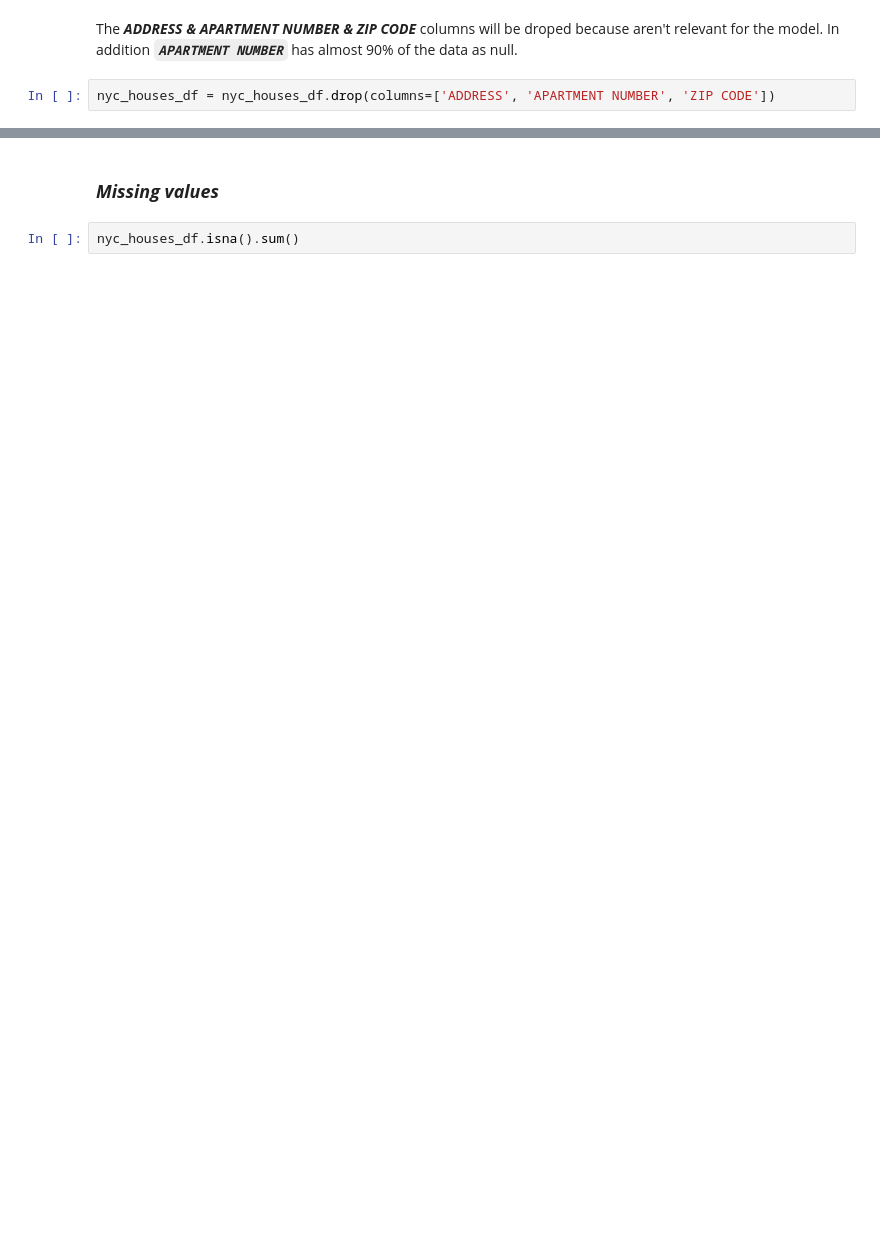
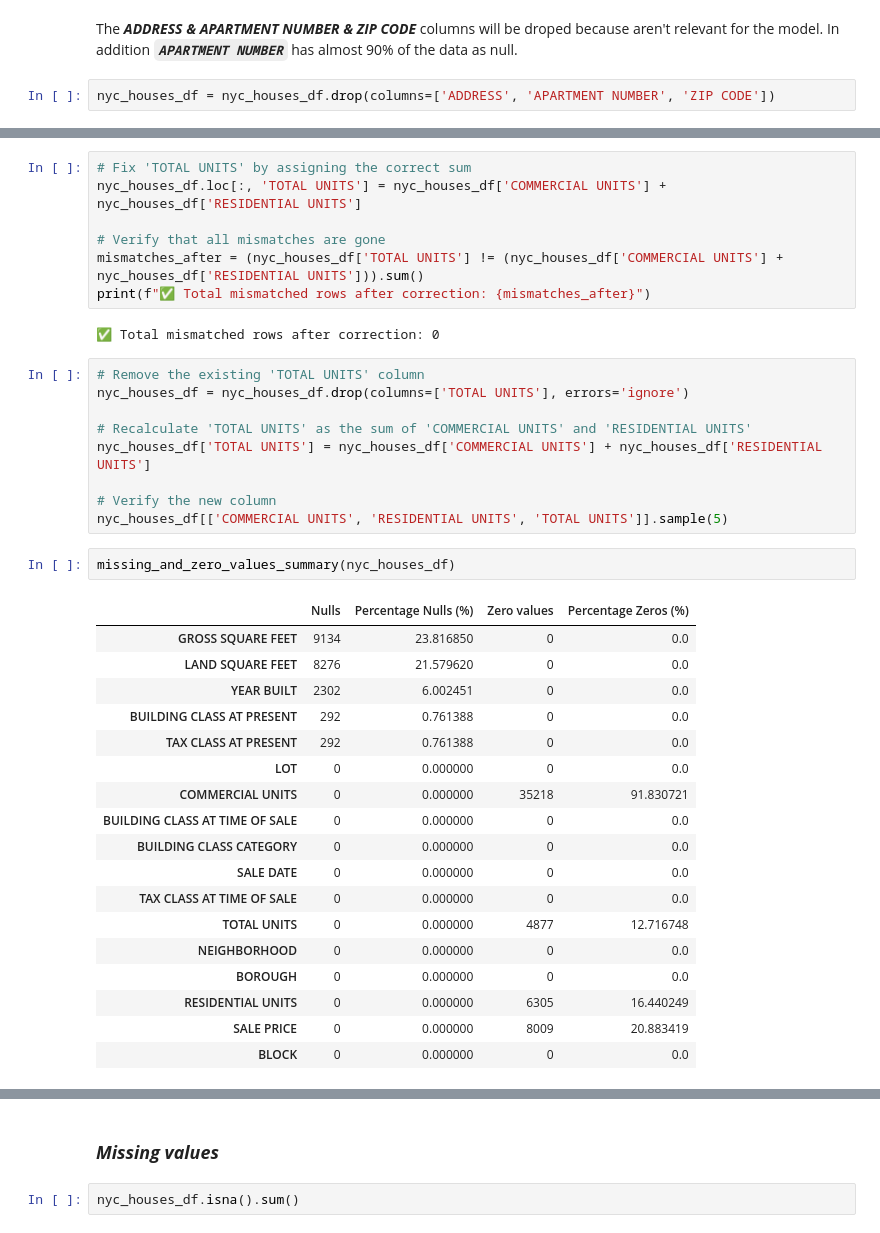
Before and after one commit to alejolondonm/NYC-houses, a Jupyter notebook: DataPreparation/4-feature-engineering.ipynb, the cells around one changed output, grey strips where cells are left out. Cells and saved outputs as stored; diff of their text form; blank space fills up the shorter version.

```diff
--- a/DataPreparation/4-feature-engineering.ipynb
+++ b/DataPreparation/4-feature-engineering.ipynb
@@ -229,0 +258,39 @@ len(nyc_houses_df)
+# %%
+# Fix 'TOTAL UNITS' by assigning the correct sum
+nyc_houses_df.loc[:, 'TOTAL UNITS'] = nyc_houses_df['COMMERCIAL UNITS'] + nyc_houses_df['RESIDENTIAL UNITS']
+
+# Verify that all mismatches are gone
+mismatches_after = (nyc_houses_df['TOTAL UNITS'] != (nyc_houses_df['COMMERCIAL UNITS'] + nyc_houses_df['RESIDENTIAL UNITS'])).sum()
+print(f"✅ Total mismatched rows after correction: {mismatches_after}")
+# %% [output]
+✅ Total mismatched rows after correction: 0
+# %%
+# Remove the existing 'TOTAL UNITS' column
+nyc_houses_df = nyc_houses_df.drop(columns=['TOTAL UNITS'], errors='ignore')
+
+# Recalculate 'TOTAL UNITS' as the sum of 'COMMERCIAL UNITS' and 'RESIDENTIAL UNITS'
+nyc_houses_df['TOTAL UNITS'] = nyc_houses_df['COMMERCIAL UNITS'] + nyc_houses_df['RESIDENTIAL UNITS']
+
+# Verify the new column
+nyc_houses_df[['COMMERCIAL UNITS', 'RESIDENTIAL UNITS', 'TOTAL UNITS']].sample(5)
+# %%
+missing_and_zero_values_summary(nyc_houses_df)
+# %% [output]
+|  | Nulls | Percentage Nulls (%) | Zero values | Percentage Zeros (%) |
+| GROSS SQUARE FEET | 9134 | 23.816850 | 0 | 0.0 |
+| LAND SQUARE FEET | 8276 | 21.579620 | 0 | 0.0 |
+| YEAR BUILT | 2302 | 6.002451 | 0 | 0.0 |
+| BUILDING CLASS AT PRESENT | 292 | 0.761388 | 0 | 0.0 |
+| TAX CLASS AT PRESENT | 292 | 0.761388 | 0 | 0.0 |
+| LOT | 0 | 0.000000 | 0 | 0.0 |
+| COMMERCIAL UNITS | 0 | 0.000000 | 35218 | 91.830721 |
+| BUILDING CLASS AT TIME OF SALE | 0 | 0.000000 | 0 | 0.0 |
+| BUILDING CLASS CATEGORY | 0 | 0.000000 | 0 | 0.0 |
+| SALE DATE | 0 | 0.000000 | 0 | 0.0 |
+| TAX CLASS AT TIME OF SALE | 0 | 0.000000 | 0 | 0.0 |
+| TOTAL UNITS | 0 | 0.000000 | 4877 | 12.716748 |
+| NEIGHBORHOOD | 0 | 0.000000 | 0 | 0.0 |
+| BOROUGH | 0 | 0.000000 | 0 | 0.0 |
+| RESIDENTIAL UNITS | 0 | 0.000000 | 6305 | 16.440249 |
+| SALE PRICE | 0 | 0.000000 | 8009 | 20.883419 |
+| BLOCK | 0 | 0.000000 | 0 | 0.0 |
```
Also changed, not shown: parts of 15 cells of this notebook.
